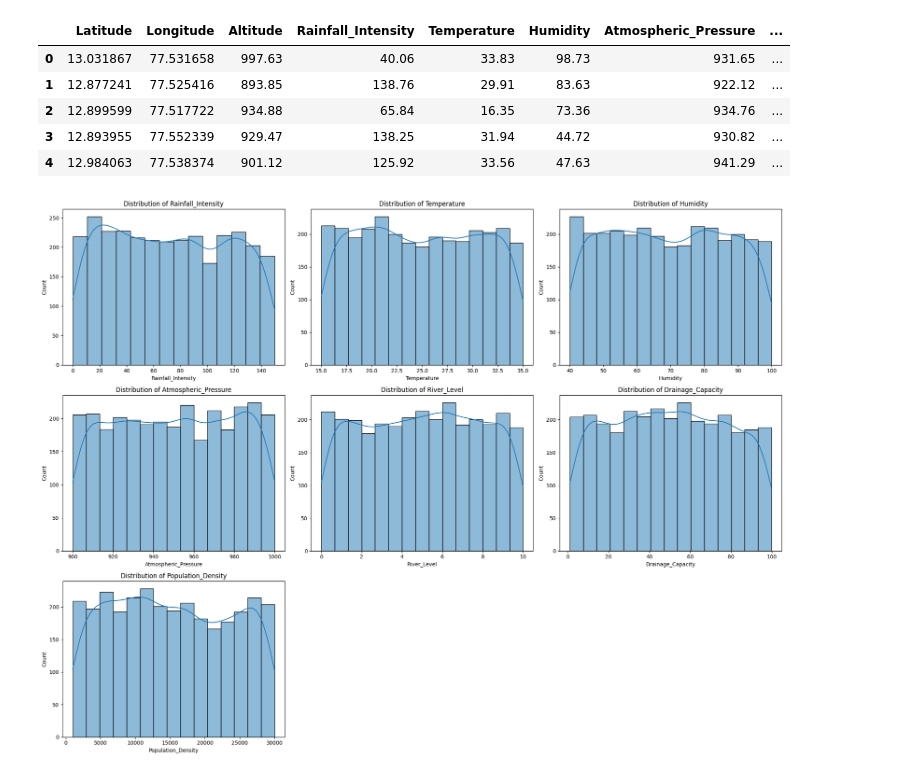
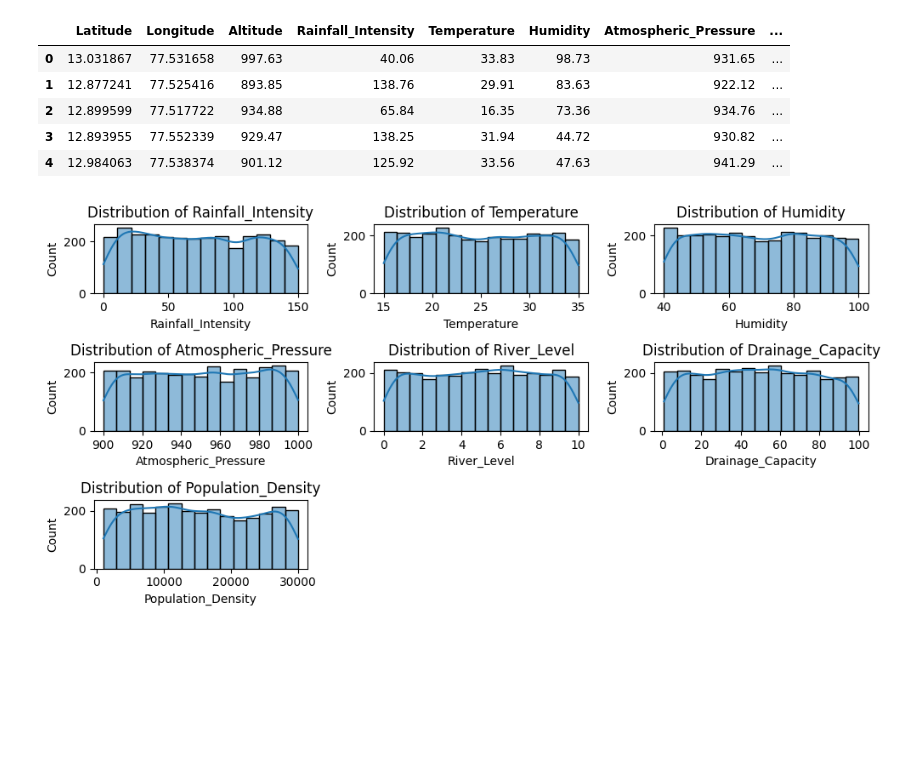
Before and after one commit to Chiragjjjks/flood_detect, a Jupyter notebook: dataset.ipynb, the cells around one changed output. Saved outputs shown, nothing was run; the diff lists cells and outputs as text; code cells hidden in the pictures; blank space fills up the shorter version.

```diff
--- a/dataset.ipynb
+++ b/dataset.ipynb
@@ -122,18 +122,18 @@ data.head()
 | 4 | 12.984063 | 77.538374 | 901.12 | 125.92 | 33.56 | 47.63 | 941.29 | ... |
 # %%
 # Plotting distributions for continuous variables
-plt.figure(figsize=(20, 15))
+plt.figure(figsize=(10, 5))
 features = ["Rainfall_Intensity", "Temperature", "Humidity", "Atmospheric_Pressure",
             "River_Level", "Drainage_Capacity", "Population_Density"]
 
 for i, feature in enumerate(features, 1):
     plt.subplot(3, 3, i)
     sns.histplot(data[feature], kde=True)
     plt.title(f'Distribution of {feature}')
 plt.tight_layout()
 plt.show()
 # %% [output]
-[figure, old version]
+[figure, new version]
 # %%
 # Visualize flood occurrences on a map with folium (latitude, longitude)
 map_flood = folium.Map(location=[data['Latitude'].mean(), data['Longitude'].mean()], zoom_start=10)
```
Also changed, not shown: parts of 5 cells of this notebook.
